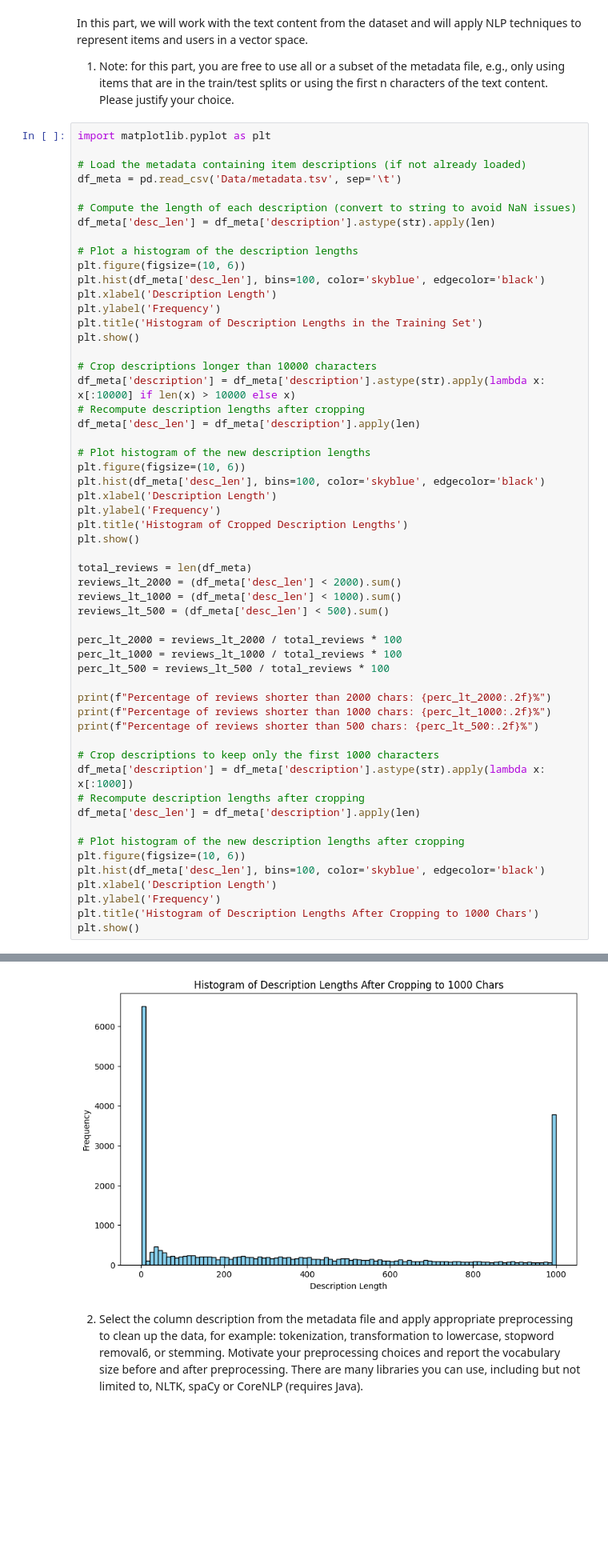
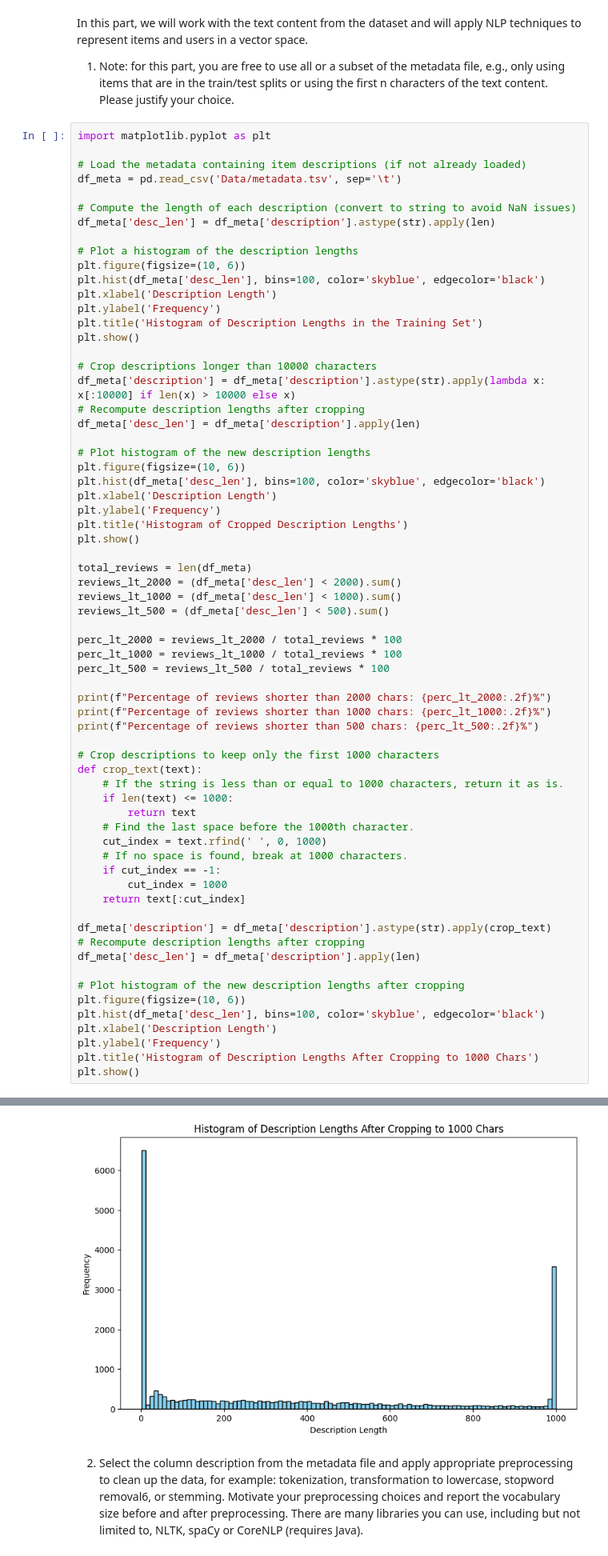
Before and after one commit to davide-marchi/Web-Raccomender-Systems, a Jupyter notebook: Project/Project Week 07-08.ipynb, the cells around one changed output, grey strips where cells are left out. Shown at 80% size. Saved outputs shown, nothing was run; the diff lists cells and outputs as text; blank space fills up the shorter version.

```diff
--- a/Project/Project Week 07-08.ipynb
+++ b/Project/Project Week 07-08.ipynb
@@ -584,35 +584,46 @@ plt.show()
 total_reviews = len(df_meta)
 reviews_lt_2000 = (df_meta['desc_len'] < 2000).sum()
 reviews_lt_1000 = (df_meta['desc_len'] < 1000).sum()
 reviews_lt_500 = (df_meta['desc_len'] < 500).sum()
 
 perc_lt_2000 = reviews_lt_2000 / total_reviews * 100
 perc_lt_1000 = reviews_lt_1000 / total_reviews * 100
 perc_lt_500 = reviews_lt_500 / total_reviews * 100
 
 print(f"Percentage of reviews shorter than 2000 chars: {perc_lt_2000:.2f}%")
 print(f"Percentage of reviews shorter than 1000 chars: {perc_lt_1000:.2f}%")
 print(f"Percentage of reviews shorter than 500 chars: {perc_lt_500:.2f}%")
 
 # Crop descriptions to keep only the first 1000 characters
-df_meta['description'] = df_meta['description'].astype(str).apply(lambda x: x[:1000])
+def crop_text(text):
+    # If the string is less than or equal to 1000 characters, return it as is.
+    if len(text) <= 1000:
+        return text
+    # Find the last space before the 1000th character.
+    cut_index = text.rfind(' ', 0, 1000)
+    # If no space is found, break at 1000 characters.
+    if cut_index == -1:
+        cut_index = 1000
+    return text[:cut_index]
+
+df_meta['description'] = df_meta['description'].astype(str).apply(crop_text)
 # Recompute description lengths after cropping
 df_meta['desc_len'] = df_meta['description'].apply(len)
 
 # Plot histogram of the new description lengths after cropping
 plt.figure(figsize=(10, 6))
 plt.hist(df_meta['desc_len'], bins=100, color='skyblue', edgecolor='black')
 plt.xlabel('Description Length')
 plt.ylabel('Frequency')
 plt.title('Histogram of Description Lengths After Cropping to 1000 Chars')
 plt.show()
 # %% [output]
 [figure]
 [figure]
 Percentage of reviews shorter than 2000 chars: 96.50%
 Percentage of reviews shorter than 1000 chars: 84.48%
 Percentage of reviews shorter than 500 chars: 66.51%
-[figure, old version]
+[figure, new version]
 # %% [markdown]
 2. Select the column description from the metadata file and apply appropriate preprocessing to clean up the data, for example: tokenization, transformation to lowercase, stopword removal6, or stemming. Motivate your preprocessing choices and report the vocabulary size before and after preprocessing. There are many libraries you can use, including but not limited to, NLTK, spaCy or CoreNLP (requires Java).
 # %%
```
Also changed, not shown: parts of 8 cells of this notebook.
